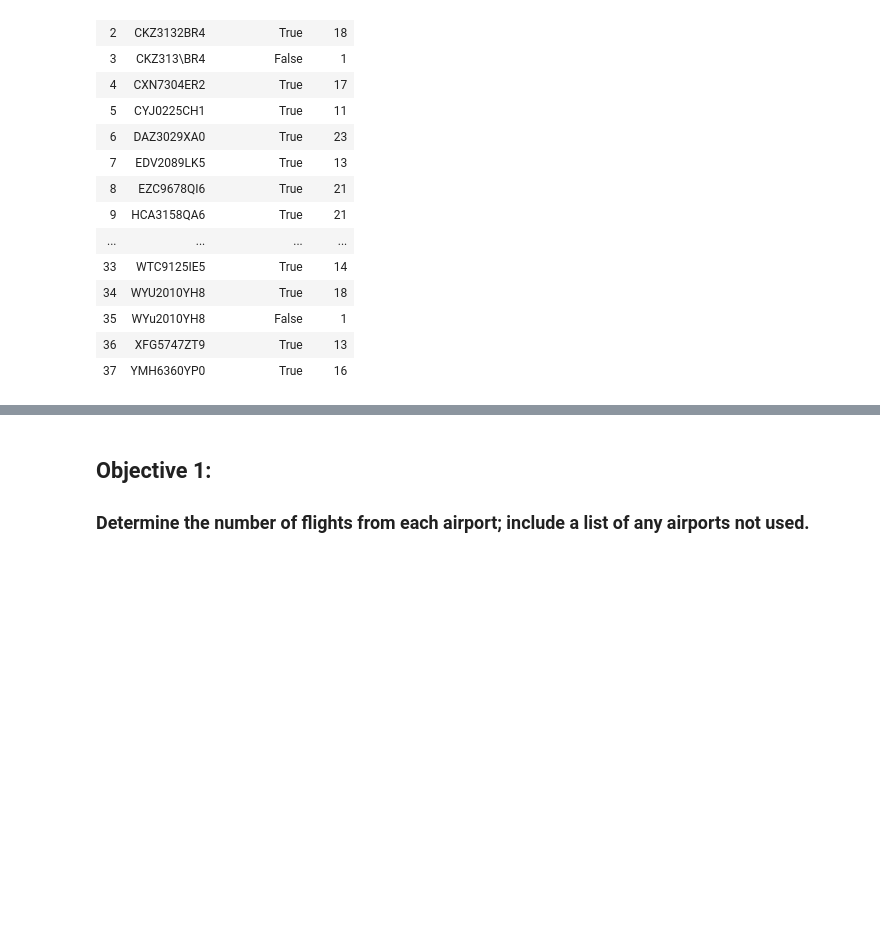
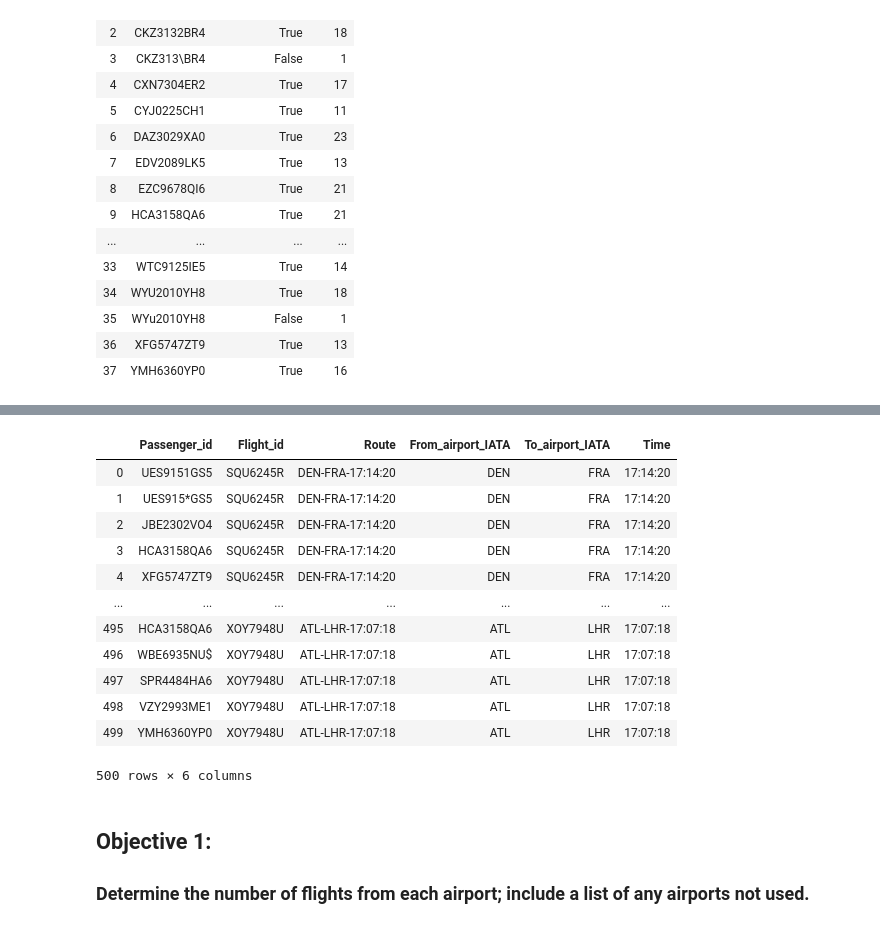
Before and after one commit to bloomfield-analysis/jk800839, a Jupyter notebook: CSMCC16 Flight Assignment JK800839.ipynb, the cells around one changed output, grey strips where cells are left out. Drawn from its saved outputs; the diff is of its cells as text; code cells hidden in the pictures; blank space fills up the shorter version.

```diff
--- a/CSMCC16 Flight Assignment JK800839.ipynb
+++ b/CSMCC16 Flight Assignment JK800839.ipynb
@@ -319,8 +320,9 @@ pass_data_route.columns = ['Passenger_id','Flight_id','Route']
 ### Passenger
 # %%
 format_pass_id = r"[A-Z][A-Z][A-Z][0-9][0-9][0-9][0-9][A-Z][A-Z][0-9]"
-pass_data_route['Pass_id_format'] =pass_data_route['Passenger_id'].str.contains(format_pass_id)
-pass_data_route
+pass_data_route_test=pass_data_route
+pass_data_route_test['Pass_id_format'] =pass_data_route['Passenger_id'].str.contains(format_pass_id)
+pass_data_route_test
 # %% [output]
 |  | Passenger_id | Flight_id | Route | Pass_id_format | count |
 | 0 | UES9151GS5 | SQU6245R | DEN-FRA-17:14:20 | True | 1 |
@@ -337,6 +339,6 @@ pass_data_route
 500 rows × 5 columns
 # %%
 #add column to count
-pass_data_route['count'] = '1'
+pass_data_route_test['count'] = '1'
 # %%
 #select subset of data
@@ -584,3 +443,22 @@ pass_data_route
+# %%
+#pass_data_route['From_airport_IATA']
+#best_match_results_pd['results'].str.split('-',expand=True)
+pass_data_route[['From_airport_IATA','To_airport_IATA','Time']]=pass_data_route['Route'].str.split('-',expand=True)
+pass_data_route
+# %% [output]
+|  | Passenger_id | Flight_id | Route | From_airport_IATA | To_airport_IATA | Time |
+| 0 | UES9151GS5 | SQU6245R | DEN-FRA-17:14:20 | DEN | FRA | 17:14:20 |
+| 1 | UES915*GS5 | SQU6245R | DEN-FRA-17:14:20 | DEN | FRA | 17:14:20 |
+| 2 | JBE2302VO4 | SQU6245R | DEN-FRA-17:14:20 | DEN | FRA | 17:14:20 |
+| 3 | HCA3158QA6 | SQU6245R | DEN-FRA-17:14:20 | DEN | FRA | 17:14:20 |
+| 4 | XFG5747ZT9 | SQU6245R | DEN-FRA-17:14:20 | DEN | FRA | 17:14:20 |
+| ... | ... | ... | ... | ... | ... | ... |
+| 495 | HCA3158QA6 | XOY7948U | ATL-LHR-17:07:18 | ATL | LHR | 17:07:18 |
+| 496 | WBE6935NU$ | XOY7948U | ATL-LHR-17:07:18 | ATL | LHR | 17:07:18 |
+| 497 | SPR4484HA6 | XOY7948U | ATL-LHR-17:07:18 | ATL | LHR | 17:07:18 |
+| 498 | VZY2993ME1 | XOY7948U | ATL-LHR-17:07:18 | ATL | LHR | 17:07:18 |
+| 499 | YMH6360YP0 | XOY7948U | ATL-LHR-17:07:18 | ATL | LHR | 17:07:18 |
+500 rows × 6 columns
 # %% [markdown]
 ## Objective 1:
 ### Determine the number of flights from each airport; include a list of any airports not used.
```
Also changed, not shown: parts of 38 cells of this notebook.
